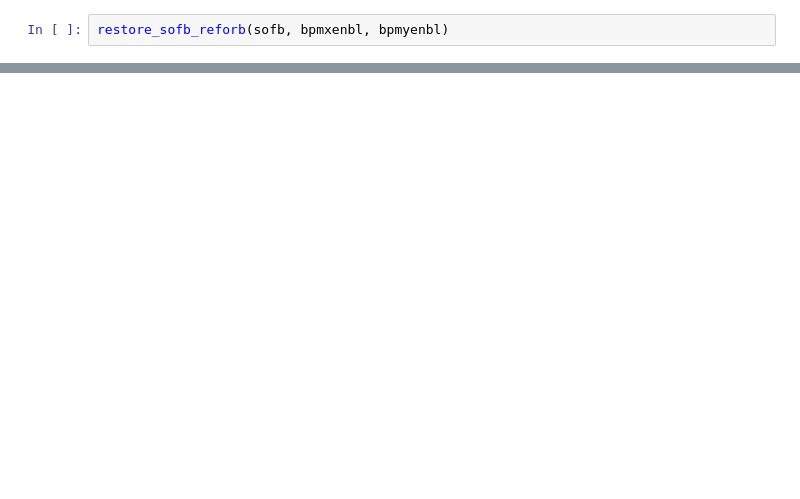
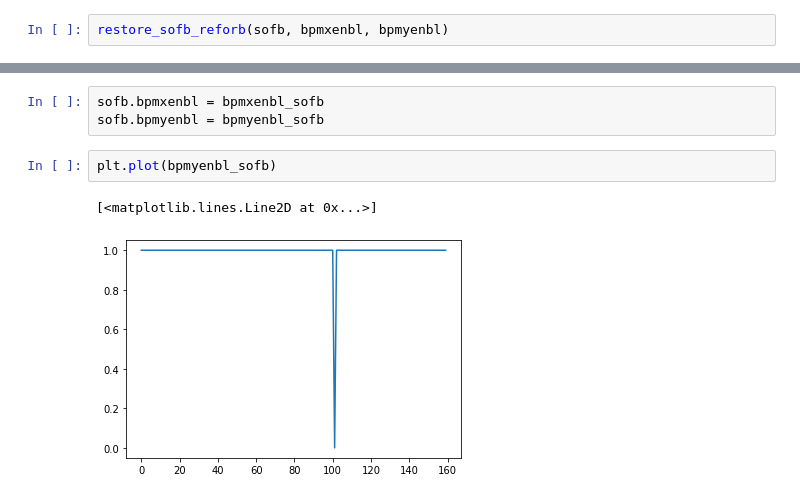
Before and after one commit to lnls-ids/machine-study-scripts, a Jupyter notebook: xbpms_measurements/scan_bumps.ipynb, the cells around one changed output, grey strips where cells are left out. Drawn from its saved outputs; the diff is of its cells as text; blank space fills up the shorter version.

```diff
--- a/xbpms_measurements/scan_bumps.ipynb
+++ b/xbpms_measurements/scan_bumps.ipynb
@@ -489,0 +868,8 @@ restore_sofb_reforb(sofb, bpmxenbl, bpmyenbl)
+# %%
+sofb.bpmxenbl = bpmxenbl_sofb
+sofb.bpmyenbl = bpmyenbl_sofb
+# %%
+plt.plot(bpmyenbl_sofb)
+# %% [output]
+[<matplotlib.lines.Line2D at 0x...>]
+[figure, added]
```
Also changed, not shown: parts of 27 cells of this notebook.
